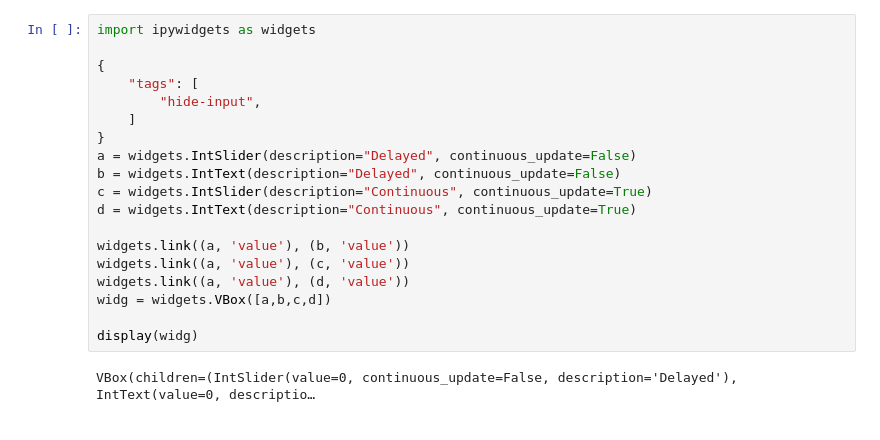
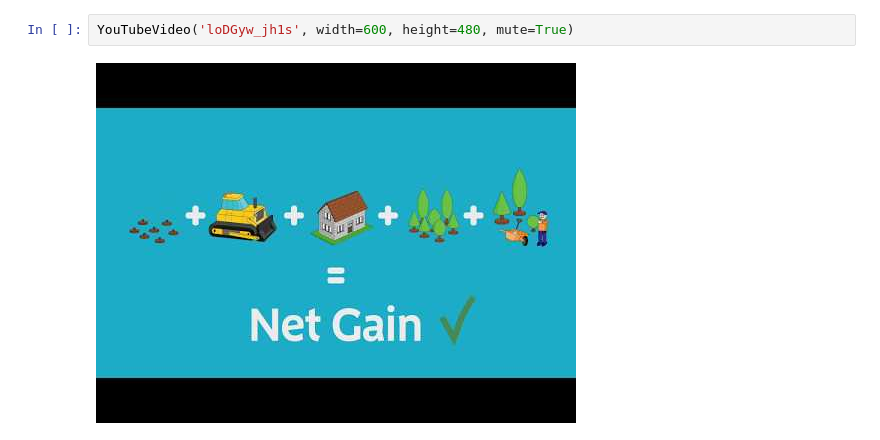
Before and after one commit to joe-fennell/eo-for-sdgs, a Jupyter notebook: 1_FirstSteps.ipynb, the cells around one changed output. Drawn from its saved outputs; the diff is of its cells as text.

```diff
--- a/1_FirstSteps.ipynb
+++ b/1_FirstSteps.ipynb
@@ -13,21 +19,4 @@ If you are reading this information on GitHub or in a PDF document, you won't be
-# %%
-import ipywidgets as widgets
-
-{
-    "tags": [
-        "hide-input",
-    ]
-}
-a = widgets.IntSlider(description="Delayed", continuous_update=False)
-b = widgets.IntText(description="Delayed", continuous_update=False)
-c = widgets.IntSlider(description="Continuous", continuous_update=True)
-d = widgets.IntText(description="Continuous", continuous_update=True)
-
-widgets.link((a, 'value'), (b, 'value'))
-widgets.link((a, 'value'), (c, 'value'))
-widgets.link((a, 'value'), (d, 'value'))
-widg = widgets.VBox([a,b,c,d])
-
-display(widg)
-# %% [output]
-VBox(children=(IntSlider(value=0, continuous_update=False, description='Delayed'), IntText(value=0, descriptio…
+# %%
+YouTubeVideo('loDGyw_jh1s', width=600, height=480, mute=True)
+# %% [output]
+[figure, added]
```
Also changed, not shown: parts of 3 cells of this notebook.
